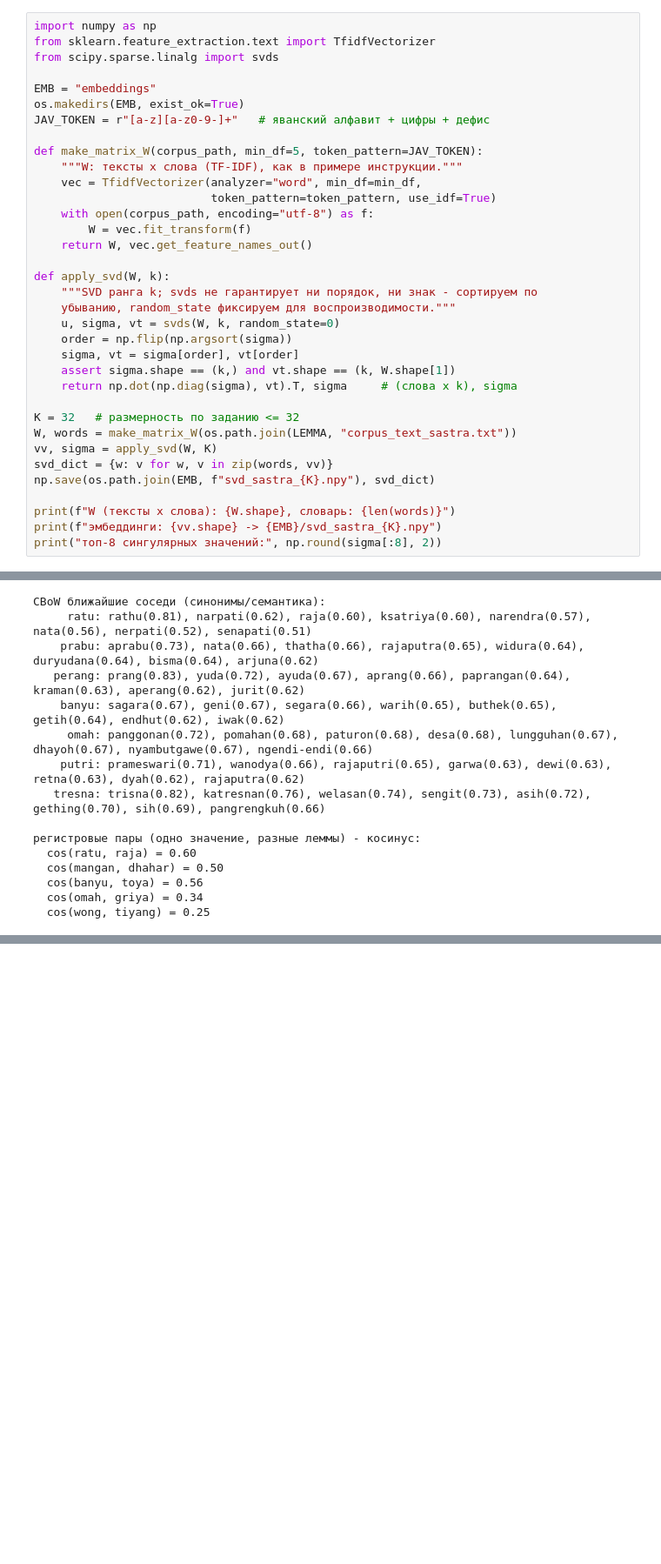
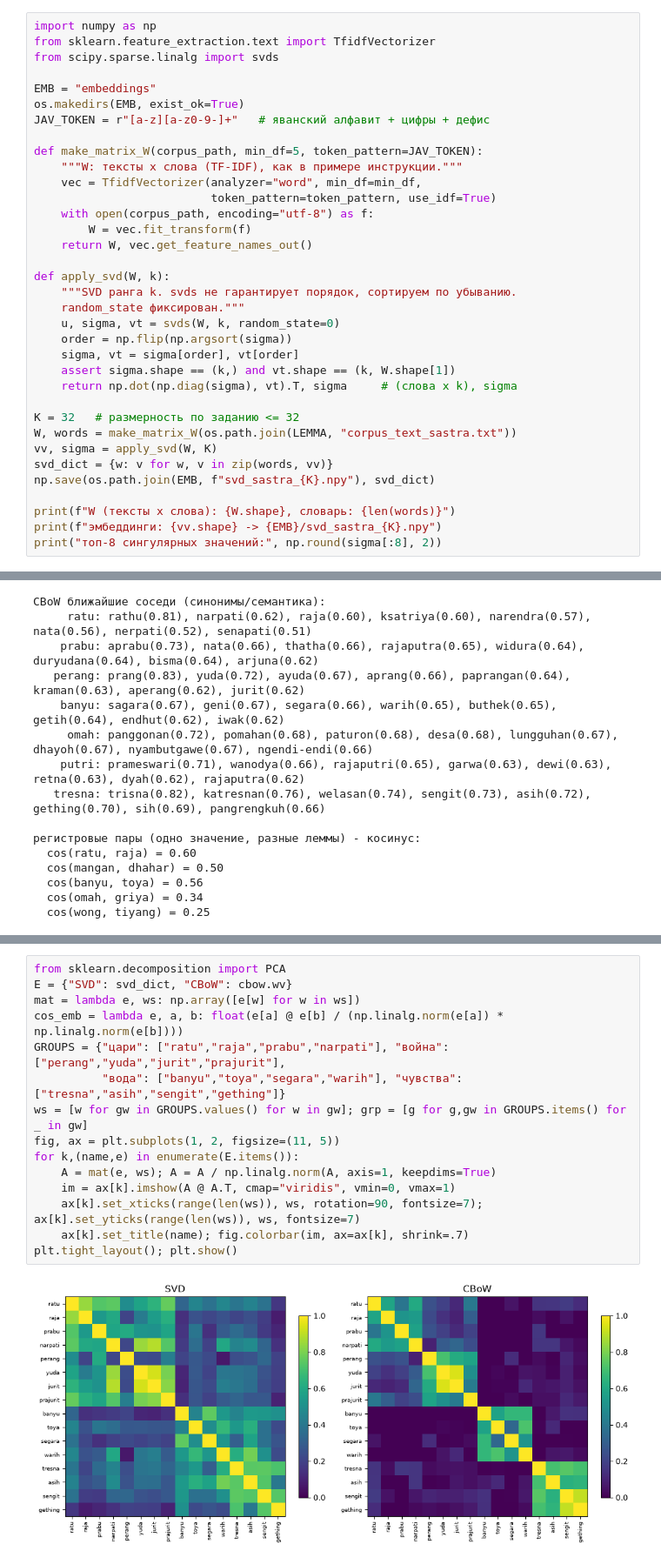
Before and after one commit to fiorigzg/lab, a Jupyter notebook: yavan/work/process_corpus.ipynb, the cells around one changed output, grey strips where cells are left out. Shown at 87% size. Saved outputs shown, nothing was run; the diff lists cells and outputs as text; blank space fills up the shorter version.

```diff
--- a/yavan/work/process_corpus.ipynb
+++ b/yavan/work/process_corpus.ipynb
@@ -1084,8 +1054,8 @@ def make_matrix_W(corpus_path, min_df=5, token_pattern=JAV_TOKEN):
     return W, vec.get_feature_names_out()
 
 def apply_svd(W, k):
-    """SVD ранга k; svds не гарантирует ни порядок, ни знак - сортируем по
-    убыванию, random_state фиксируем для воспроизводимости."""
+    """SVD ранга k. svds не гарантирует порядок, сортируем по убыванию.
+    random_state фиксирован."""
     u, sigma, vt = svds(W, k, random_state=0)
     order = np.flip(np.argsort(sigma))
     sigma, vt = sigma[order], vt[order]
@@ -1218,0 +1193,17 @@ CBoW ближайшие соседи (синонимы/семантика):
+# %%
+from sklearn.decomposition import PCA
+E = {"SVD": svd_dict, "CBoW": cbow.wv}
+mat = lambda e, ws: np.array([e[w] for w in ws])
+cos_emb = lambda e, a, b: float(e[a] @ e[b] / (np.linalg.norm(e[a]) * np.linalg.norm(e[b])))
+GROUPS = {"цари": ["ratu","raja","prabu","narpati"], "война": ["perang","yuda","jurit","prajurit"],
+          "вода": ["banyu","toya","segara","warih"], "чувства": ["tresna","asih","sengit","gething"]}
+ws = [w for gw in GROUPS.values() for w in gw]; grp = [g for g,gw in GROUPS.items() for _ in gw]
+fig, ax = plt.subplots(1, 2, figsize=(11, 5))
+for k,(name,e) in enumerate(E.items()):
+    A = mat(e, ws); A = A / np.linalg.norm(A, axis=1, keepdims=True)
+    im = ax[k].imshow(A @ A.T, cmap="viridis", vmin=0, vmax=1)
+    ax[k].set_xticks(range(len(ws)), ws, rotation=90, fontsize=7); ax[k].set_yticks(range(len(ws)), ws, fontsize=7)
+    ax[k].set_title(name); fig.colorbar(im, ax=ax[k], shrink=.7)
+plt.tight_layout(); plt.show()
+# %% [output]
+[figure, added]
```
Also changed, not shown: parts of 29 cells of this notebook, 3 other files.
